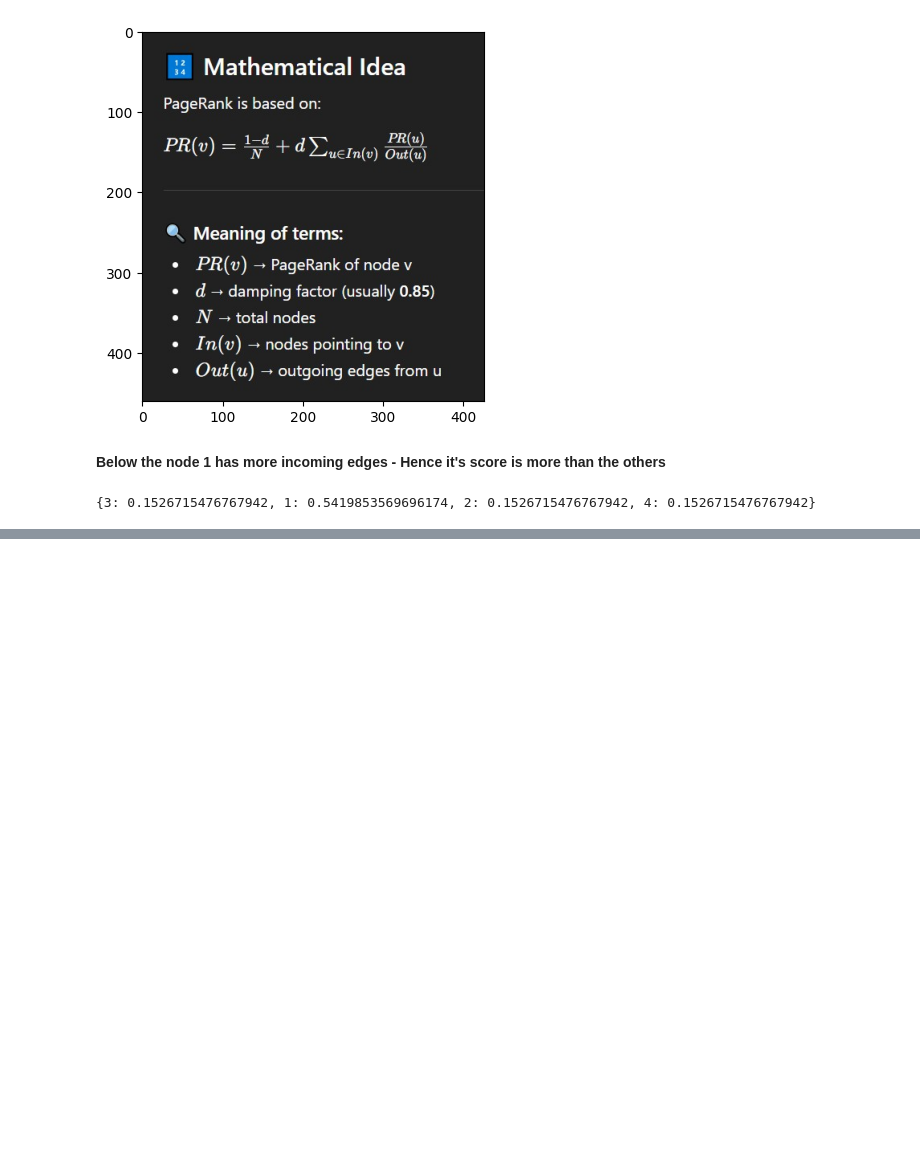
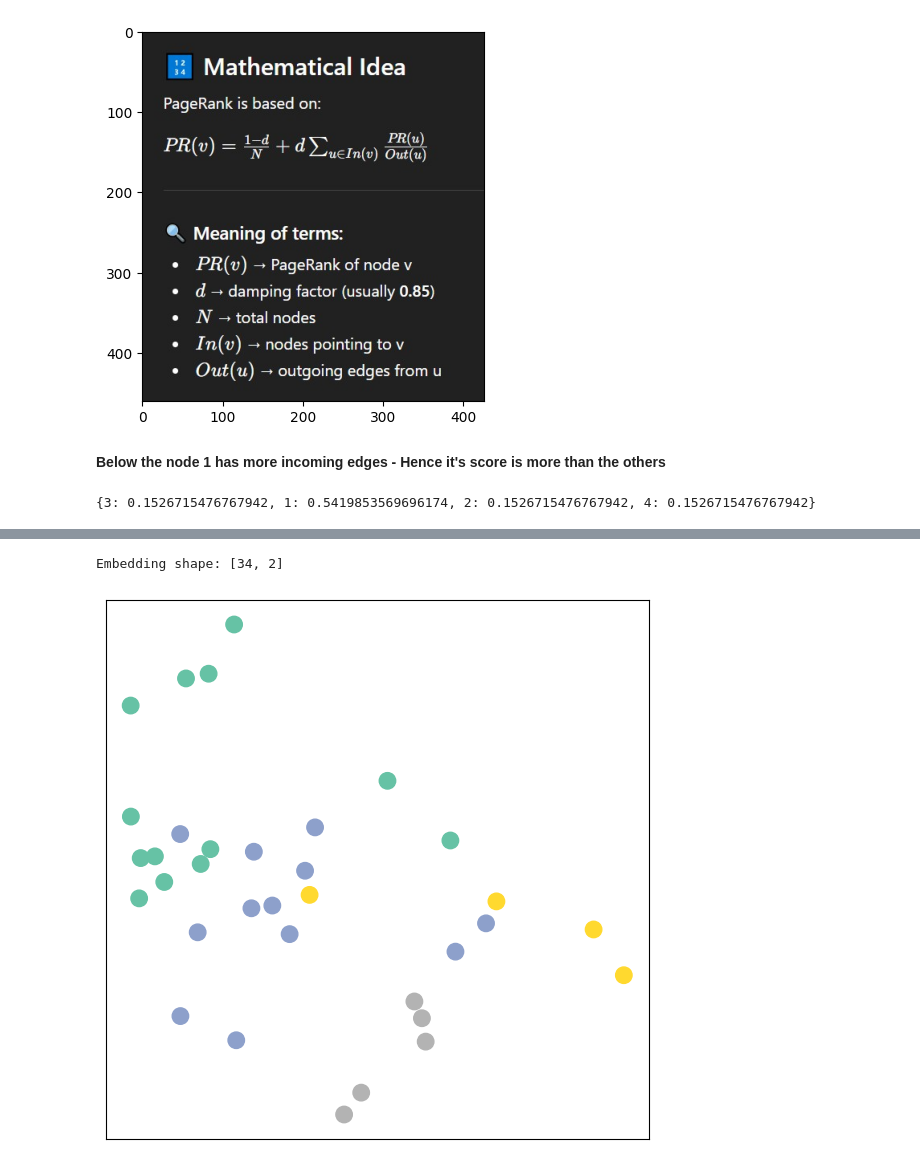
Before and after one commit to Dpatel458/GNN_Foundations, a Jupyter notebook: Coding/GNN_Basics.ipynb, the cells around one changed output, grey strips where cells are left out. Cells and saved outputs as stored; diff of their text form; code cells hidden in the pictures; blank space fills up the shorter version.

```diff
--- a/Coding/GNN_Basics.ipynb
+++ b/Coding/GNN_Basics.ipynb
@@ -137,0 +216,6 @@ print(pr)
+# %%
+from IPython.display import Javascript  # Restrict height of output cell.
+display(Javascript('''google.colab.output.setIframeHeight(0, true, {maxHeight: 300})'''))
+
+edge_index = data.edge_index
+print(edge_index.t())
@@ -137,0 +286,10 @@ print(pr)
+# %%
+model = GCN()
+
+_, h = model(data.x, data.edge_index)
+print(f'Embedding shape: {list(h.shape)}')
+
+visualize(h, color=data.y)
+# %% [output]
+Embedding shape: [34, 2]
+[figure, added]
```
Also changed, not shown: parts of 11 cells of this notebook.
